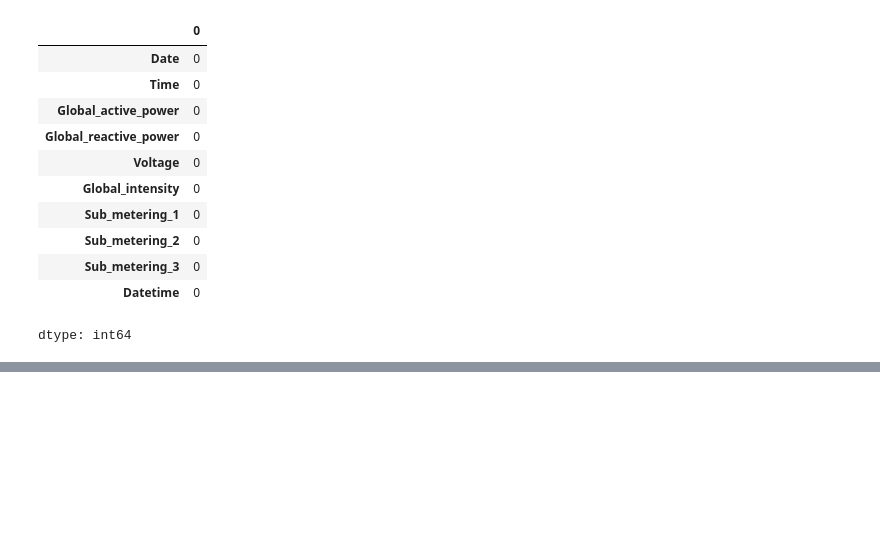
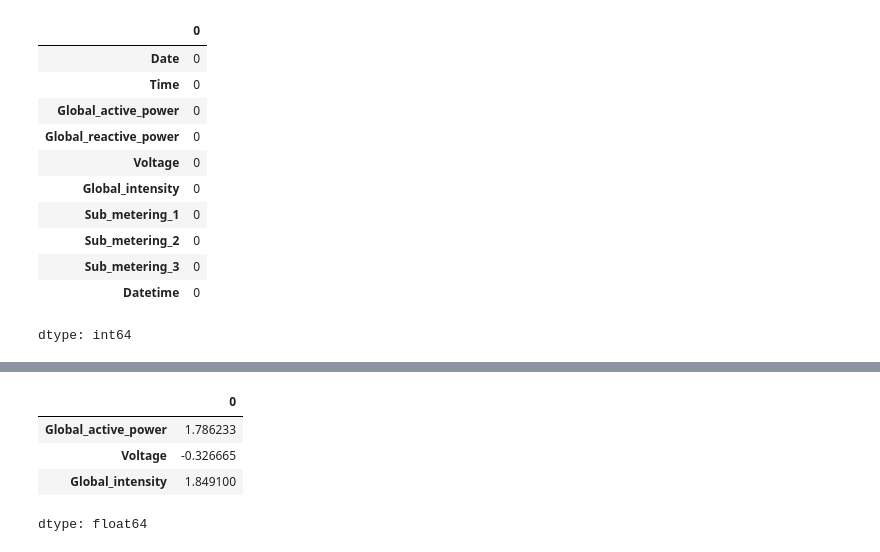
Before and after one commit to Adhi1755/Power-Consumption-Demand-Forecasting, a Jupyter notebook: Mini_Project_on_Demand_Forecasting.ipynb, the cells around one changed output, grey strips where cells are left out. Saved outputs shown, nothing was run; the diff lists cells and outputs as text; code cells hidden in the pictures; blank space fills up the shorter version.

```diff
--- a/Mini_Project_on_Demand_Forecasting.ipynb
+++ b/Mini_Project_on_Demand_Forecasting.ipynb
@@ -174,0 +215,10 @@ dtype: int64
+# %%
+df[['Global_active_power',
+    'Voltage',
+    'Global_intensity']].skew()
+# %% [output]
+|  | 0 |
+| Global_active_power | 1.786233 |
+| Voltage | -0.326665 |
+| Global_intensity | 1.849100 |
+dtype: float64
```
Also changed, not shown: parts of 13 cells of this notebook.
